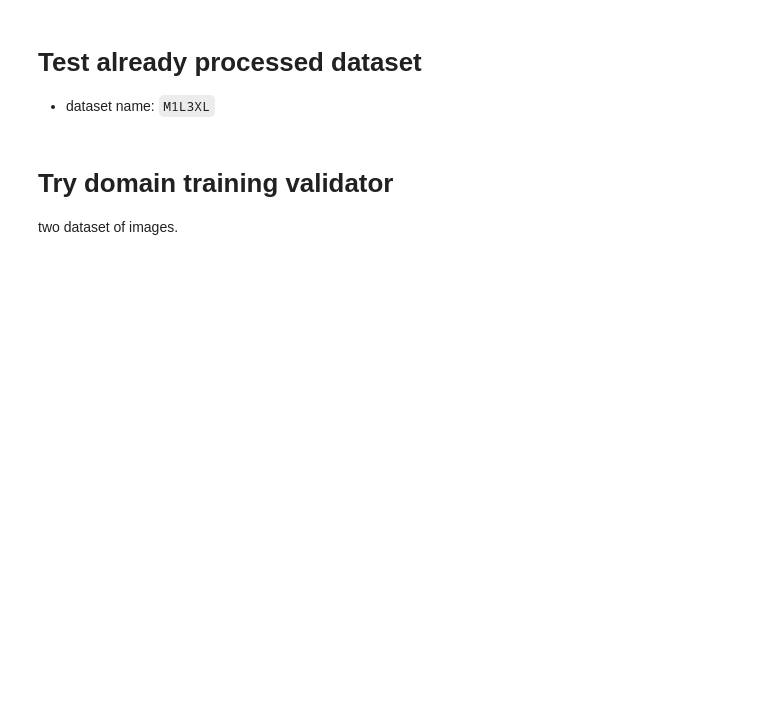
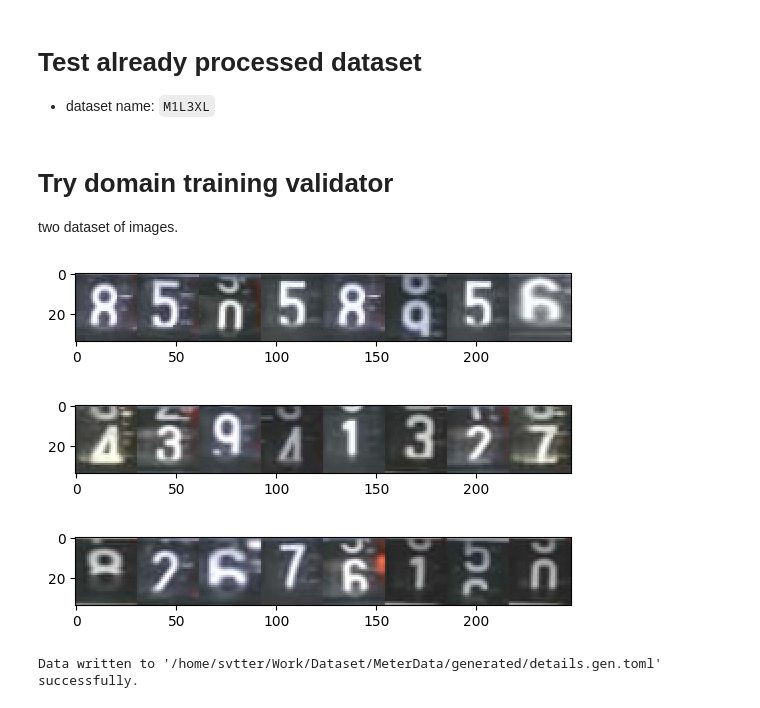
Before and after one commit to meterhub/meter-viewer, a Jupyter notebook: notebooks/quick-view-datasets.ipynb, the cells around one changed output. Drawn from its saved outputs; the diff is of its cells as text; code cells hidden in the pictures; blank space fills up the shorter version.

```diff
--- a/notebooks/quick-view-datasets.ipynb
+++ b/notebooks/quick-view-datasets.ipynb
@@ -58,3 +57,10 @@ two dataset of images.
 more_faster("/home/svtter/Work/Dataset/MeterData/lens_6/CS/all_CS/M1L3CS/Numpy_seg")
 # %%
 more_faster("/home/svtter/Work/Dataset/MeterData/lens_6/CS/all_CS/M1L4CS/Numpy_seg")
+# %%
+x, y = fast_preview("/home/svtter/Work/Dataset/MeterData/generated")
+# %% [output]
+[figure, added]
+[figure, added]
+[figure, added]
+Data written to '/home/svtter/Work/Dataset/MeterData/generated/details.gen.toml' successfully.
```
Also changed, not shown: parts of 2 cells of this notebook, 1 other file.
